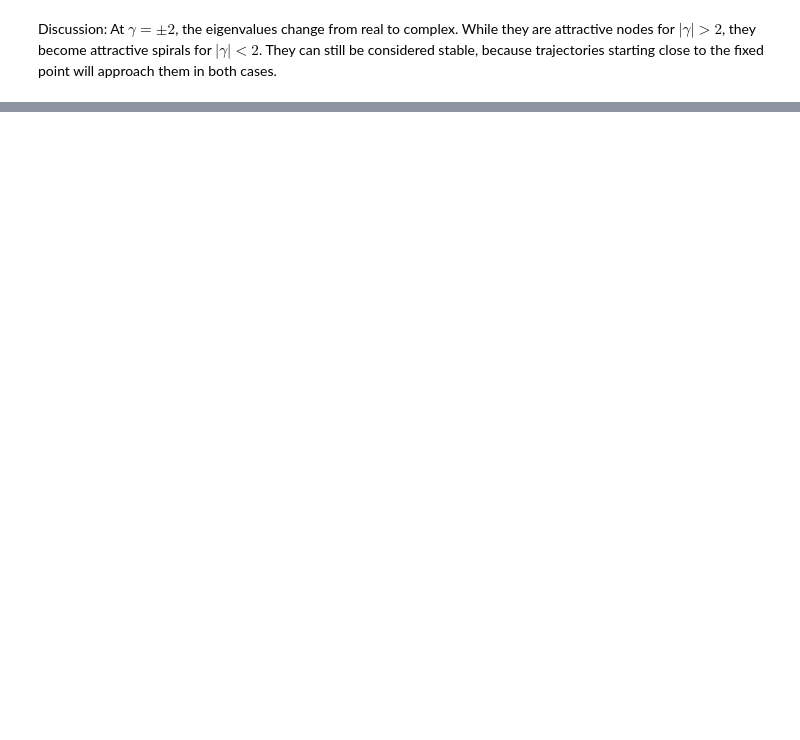
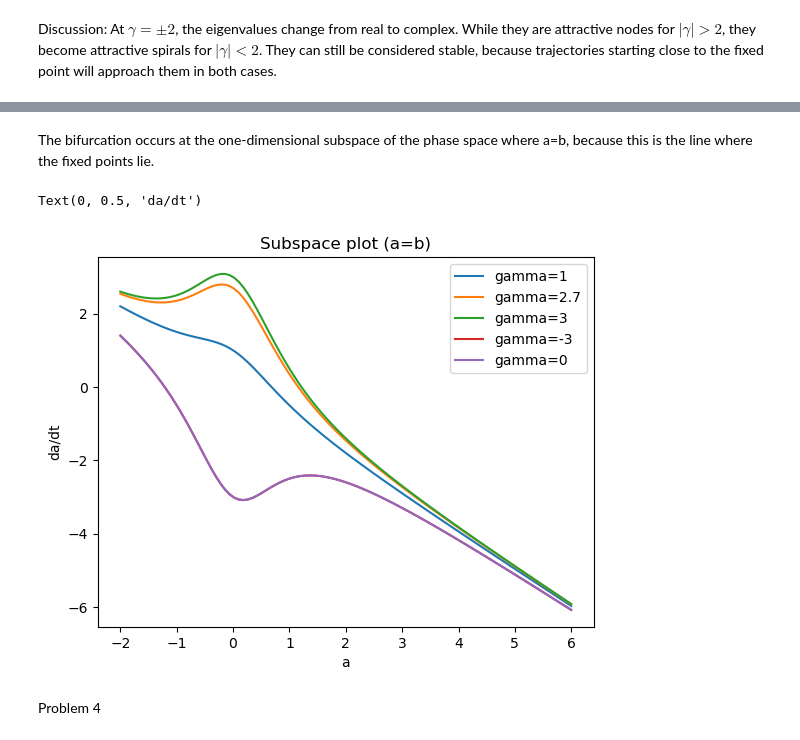
Before and after one commit to corinnawegner/Physics_of_complex_systems, a Jupyter notebook: Assignment 4/Assignment 4.ipynb, the cells around one changed output, grey strips where cells are left out. Drawn from its saved outputs; the diff is of its cells as text; code cells hidden in the pictures; blank space fills up the shorter version.

```diff
--- a/Assignment 4/Assignment 4.ipynb
+++ b/Assignment 4/Assignment 4.ipynb
@@ -85,3 +93,27 @@ plot_phase_portrait(2.7)
+# %% [markdown]
+The bifurcation occurs at the one-dimensional subspace of the phase space where a=b, because this is the line where the fixed points lie.
+# %%
+list_x = np.linspace(-2,6, 100)
+list_dx = np.array([genetic_switches(i,i,1)[0] for i in list_x])
+list_dx_bifur = np.array([genetic_switches(i,i,2.7)[0] for i in list_x])
+list_dx_3 = np.array([genetic_switches(i,i,3)[0] for i in list_x])
+plt.plot(list_x, list_dx, label="gamma=1")
+plt.plot(list_x, list_dx_bifur, label="gamma=2.7")
+plt.plot(list_x, list_dx_3, label="gamma=3")
+list_dx_m3 = np.array([genetic_switches(i,i,-3)[0] for i in list_x])
+plt.plot(list_x, list_dx_m3, label="gamma=-3")
+list_dx_0 = np.array([genetic_switches(i,i,-3)[0] for i in list_x])
+plt.plot(list_x, list_dx_0, label="gamma=0")
+
+plt.legend()
+plt.title("Subspace plot (a=b)")
+plt.xlabel("a")
+plt.ylabel("da/dt")
+# %% [output]
+Text(0, 0.5, 'da/dt')
+[figure, added]
+# %% [markdown]
+Problem 4
 # %%
 b=1
 a=2
```
Also changed, not shown: parts of 6 cells of this notebook.
